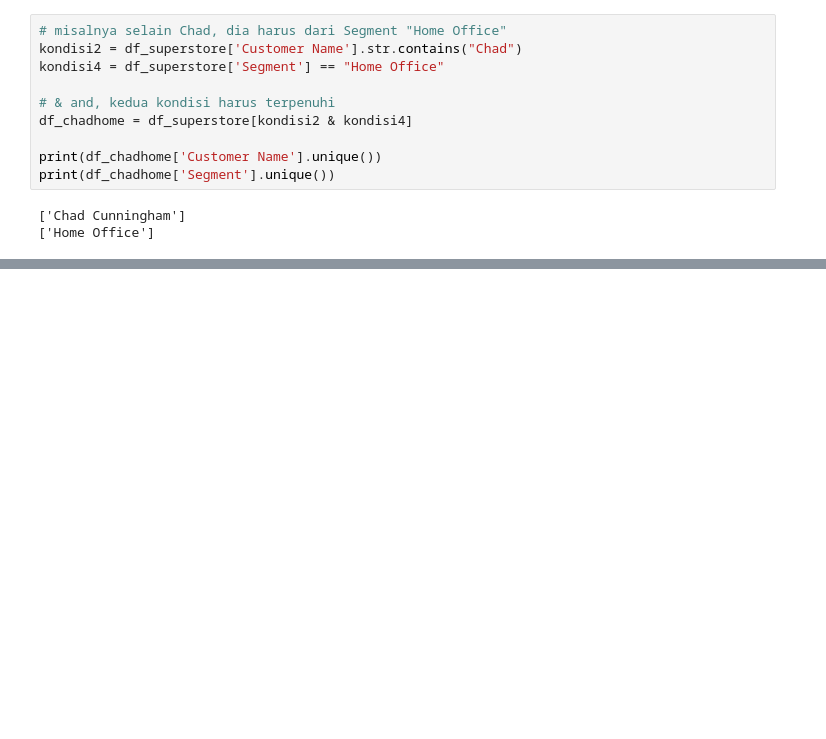
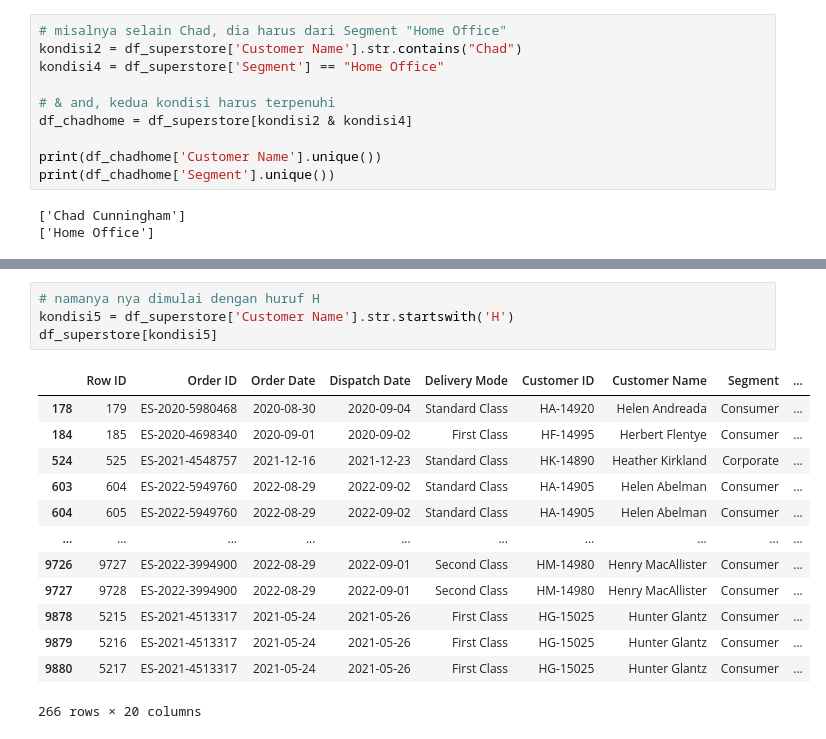
Before and after one commit to stefkwan/pytn_300725, a Jupyter notebook: sesi5_11Aug.ipynb, the cells around one changed output, grey strips where cells are left out. Saved outputs shown, nothing was run; the diff lists cells and outputs as text; blank space fills up the shorter version.

```diff
--- a/sesi5_11Aug.ipynb
+++ b/sesi5_11Aug.ipynb
@@ -519,0 +864,18 @@ print(df_chadhome['Segment'].unique())
+# %%
+# namanya nya dimulai dengan huruf H
+kondisi5 = df_superstore['Customer Name'].str.startswith('H')
+df_superstore[kondisi5]
+# %% [output]
+|  | Row ID | Order ID | Order Date | Dispatch Date | Delivery Mode | Customer ID | Customer Name | Segment | ... |
+| 178 | 179 | ES-2020-5980468 | 2020-08-30 | 2020-09-04 | Standard Class | HA-14920 | Helen Andreada | Consumer | ... |
+| 184 | 185 | ES-2020-4698340 | 2020-09-01 | 2020-09-02 | First Class | HF-14995 | Herbert Flentye | Consumer | ... |
+| 524 | 525 | ES-2021-4548757 | 2021-12-16 | 2021-12-23 | Standard Class | HK-14890 | Heather Kirkland | Corporate | ... |
+| 603 | 604 | ES-2022-5949760 | 2022-08-29 | 2022-09-02 | Standard Class | HA-14905 | Helen Abelman | Consumer | ... |
+| 604 | 605 | ES-2022-5949760 | 2022-08-29 | 2022-09-02 | Standard Class | HA-14905 | Helen Abelman | Consumer | ... |
+| ... | ... | ... | ... | ... | ... | ... | ... | ... | ... |
+| 9726 | 9727 | ES-2022-3994900 | 2022-08-29 | 2022-09-01 | Second Class | HM-14980 | Henry MacAllister | Consumer | ... |
+| 9727 | 9728 | ES-2022-3994900 | 2022-08-29 | 2022-09-01 | Second Class | HM-14980 | Henry MacAllister | Consumer | ... |
+| 9878 | 5215 | ES-2021-4513317 | 2021-05-24 | 2021-05-26 | First Class | HG-15025 | Hunter Glantz | Consumer | ... |
+| 9879 | 5216 | ES-2021-4513317 | 2021-05-24 | 2021-05-26 | First Class | HG-15025 | Hunter Glantz | Consumer | ... |
+| 9880 | 5217 | ES-2021-4513317 | 2021-05-24 | 2021-05-26 | First Class | HG-15025 | Hunter Glantz | Consumer | ... |
+266 rows × 20 columns
```
Also changed, not shown: parts of 44 cells of this notebook.
